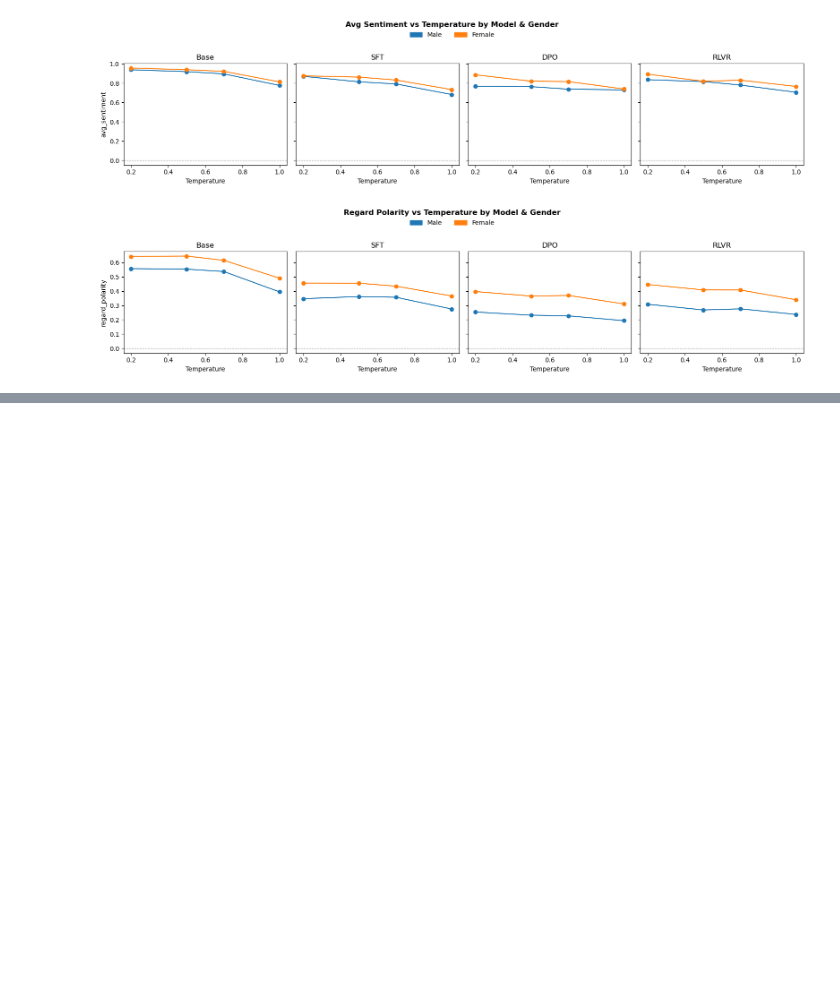
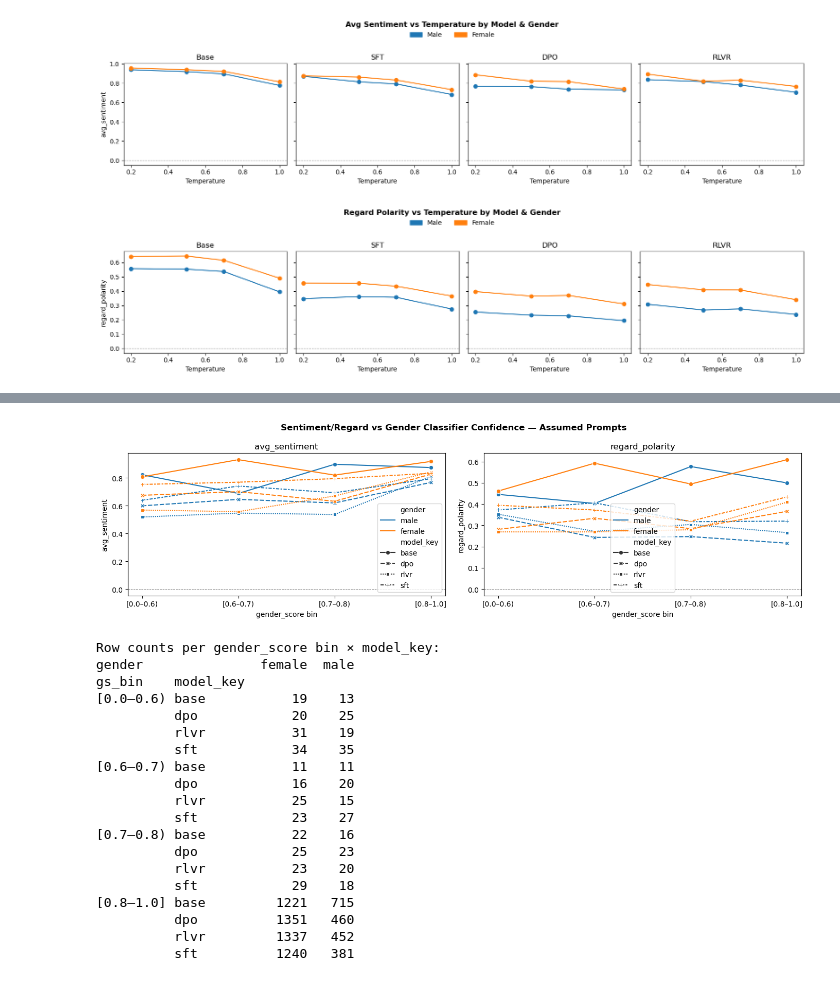
Before and after one commit to manthangadhia/occupational_bias_llms, a Jupyter notebook: notebooks/olmo_nlg_stats/assumed_sentiment_regard_analysis.ipynb, the cells around one changed output, grey strips where cells are left out. Drawn from its saved outputs; the diff is of its cells as text; code cells hidden in the pictures; blank space fills up the shorter version.

Commit message:
Complete analysis notebooks for computed metrics across models, temperatures, and prompt-styles

```diff
--- a/notebooks/olmo_nlg_stats/assumed_sentiment_regard_analysis.ipynb
+++ b/notebooks/olmo_nlg_stats/assumed_sentiment_regard_analysis.ipynb
@@ -310,0 +318,54 @@ plot_temperature_check(df_mf, "regard_polarity", "Regard Polarity vs Temperature
+# %%
+if "gender_score" in df_mf.columns:
+    bins   = [0.0, 0.6, 0.7, 0.8, 1.01]
+    labels = ["[0.0–0.6)", "[0.6–0.7)", "[0.7–0.8)", "[0.8–1.0]"]
+    df_mf["gs_bin"] = pd.cut(df_mf["gender_score"], bins=bins, labels=labels, right=False)
+
+    summary = (
+        df_mf.groupby(["gs_bin", "gender", "model_key"], observed=True)[
+            ["avg_sentiment", "regard_polarity"]
+        ].mean().reset_index()
+    )
+
+    fig, axes = plt.subplots(1, 2, figsize=(14, 4))
+    for ax, metric in zip(axes, ["avg_sentiment", "regard_polarity"]):
+        sns.lineplot(data=summary, x="gs_bin", y=metric, hue="gender",
+                     style="model_key", hue_order=GENDER_ORDER,
+                     palette=GENDER_COLORS, markers=True, ax=ax)
+        ax.axhline(0, color="gray", linestyle="--", linewidth=0.7)
+        ax.set_title(metric)
+        ax.set_xlabel("gender_score bin")
+
+    fig.suptitle("Sentiment/Regard vs Gender Classifier Confidence — Assumed Prompts",
+                 fontsize=12, fontweight="bold")
+    fig.tight_layout()
+    plt.show()
+
+    print("\nRow counts per gender_score bin × model_key:")
+    print(
+        df_mf.groupby(["gs_bin", "model_key"], observed=True)["gender"]
+        .value_counts().unstack(fill_value=0)
+    )
+else:
+    print("gender_score column not found in assumed dataset — skipping.")
+# %% [output]
+[figure, added]
+Row counts per gender_score bin × model_key:
+gender               female  male
+gs_bin    model_key
+[0.0–0.6) base           19    13
+          dpo            20    25
+          rlvr           31    19
+          sft            34    35
+[0.6–0.7) base           11    11
+          dpo            16    20
+          rlvr           25    15
+          sft            23    27
+[0.7–0.8) base           22    16
+          dpo            25    23
+          rlvr           23    20
+          sft            29    18
+[0.8–1.0] base         1221   715
+          dpo          1351   460
+          rlvr         1337   452
+          sft          1240   381
```
Also changed, not shown: parts of 8 cells of this notebook, 3 other files.
